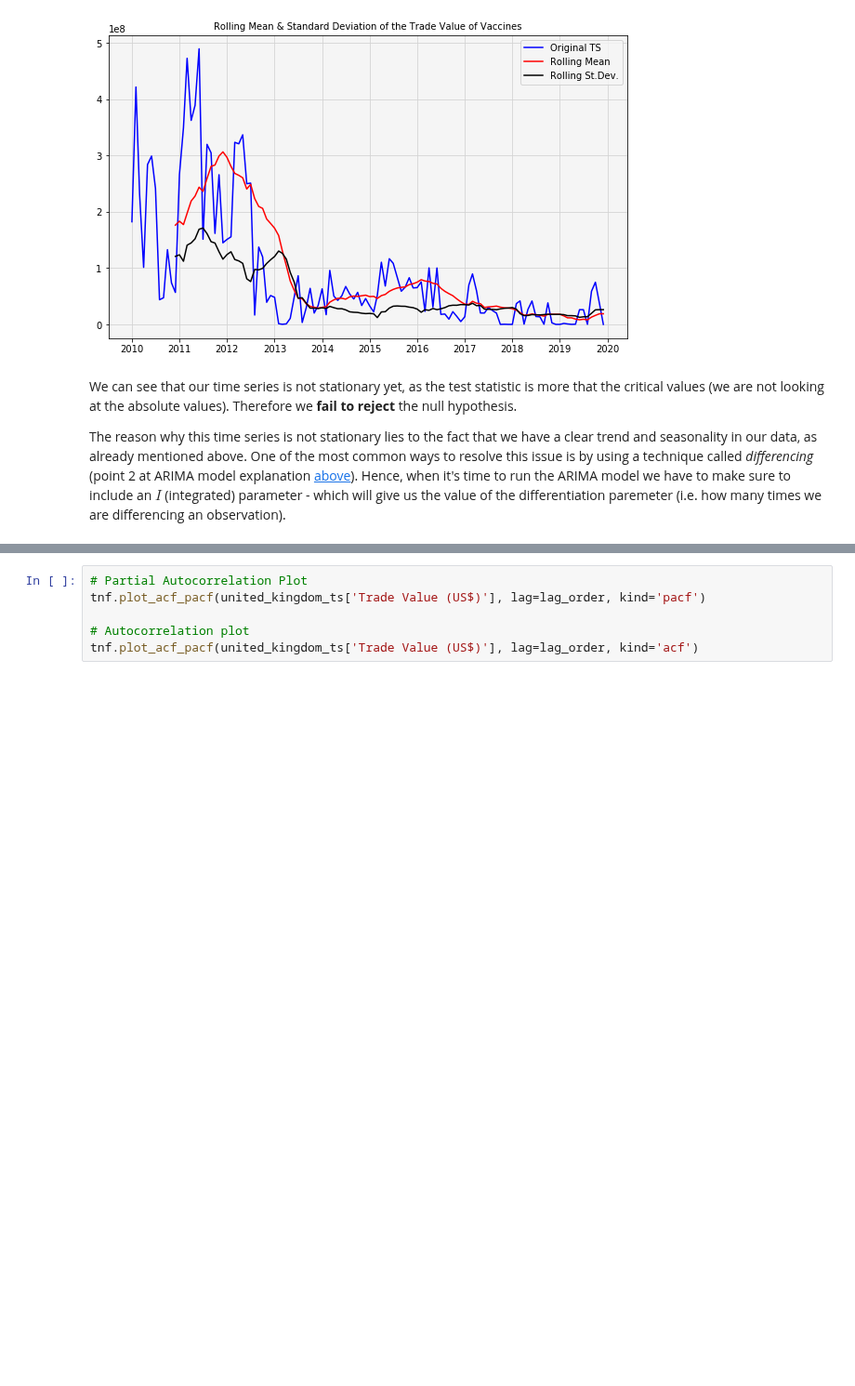
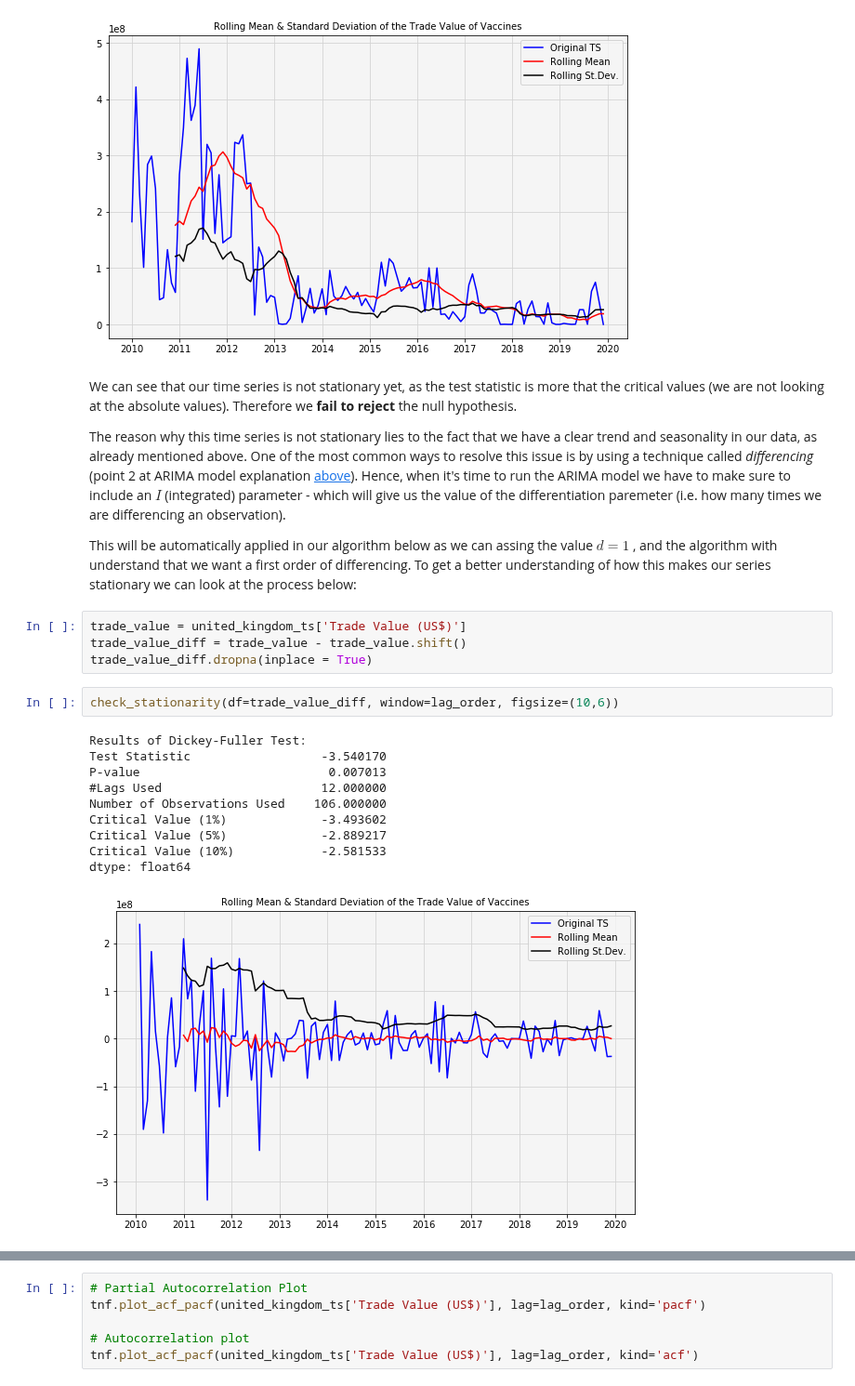
Before and after one commit to gpsyrou/Vaccines_Trade_Network, a Jupyter notebook: Jupyter_Notebooks/Global_Trade_Network_of_Vaccines.ipynb, the cells around one changed output, grey strips where cells are left out. Shown at 93% size. Saved outputs shown, nothing was run; the diff lists cells and outputs as text; blank space fills up the shorter version.

Commit message:
add part for differencing with d=1

```diff
--- a/Jupyter_Notebooks/Global_Trade_Network_of_Vaccines.ipynb
+++ b/Jupyter_Notebooks/Global_Trade_Network_of_Vaccines.ipynb
@@ -516,3 +516,22 @@ dtype: float64
 We can see that our time series is not stationary yet, as the test statistic is more that the critical values (we are not looking at the absolute values). Therefore we **fail to reject** the null hypothesis.
 
 The reason why this time series is not stationary lies to the fact that we have a clear trend and seasonality in our data, as already mentioned above. One of the most common ways to resolve this issue is by using a technique called _differencing_ (point 2 at ARIMA model explanation <a href='#point_2' style="text-decoration: none\">above</a>). Hence, when it's time to run the ARIMA model we have to make sure to include an $I$ (integrated) parameter - which will give us the value of the differentiation paremeter (i.e. how many times we are differencing an observation).
+
+This will be automatically applied in our algorithm below as we can assing the value $d=1$ , and the algorithm with understand that we want a first order of differencing. To get a better understanding of how this makes our series stationary we can look at the process below:
+# %%
+trade_value = united_kingdom_ts['Trade Value (US$)']
+trade_value_diff = trade_value - trade_value.shift()
+trade_value_diff.dropna(inplace = True)
+# %%
+check_stationarity(df=trade_value_diff, window=lag_order, figsize=(10,6))
+# %% [output]
+Results of Dickey-Fuller Test:
+Test Statistic                  -3.540170
+P-value                          0.007013
+#Lags Used                      12.000000
+Number of Observations Used    106.000000
+Critical Value (1%)             -3.493602
+Critical Value (5%)             -2.889217
+Critical Value (10%)            -2.581533
+dtype: float64
+[figure, added]
```
Also changed, not shown: parts of 2 cells of this notebook.
